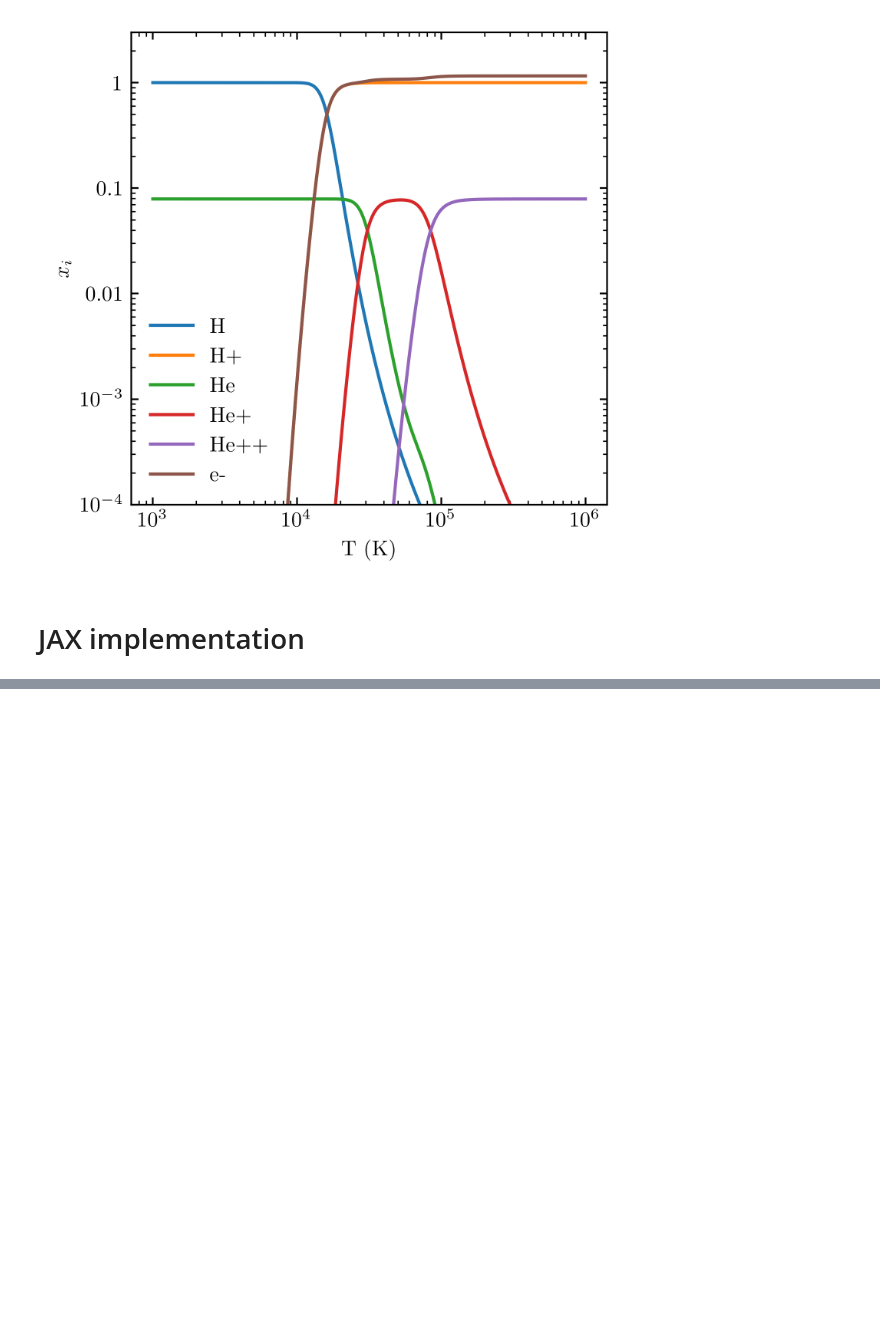
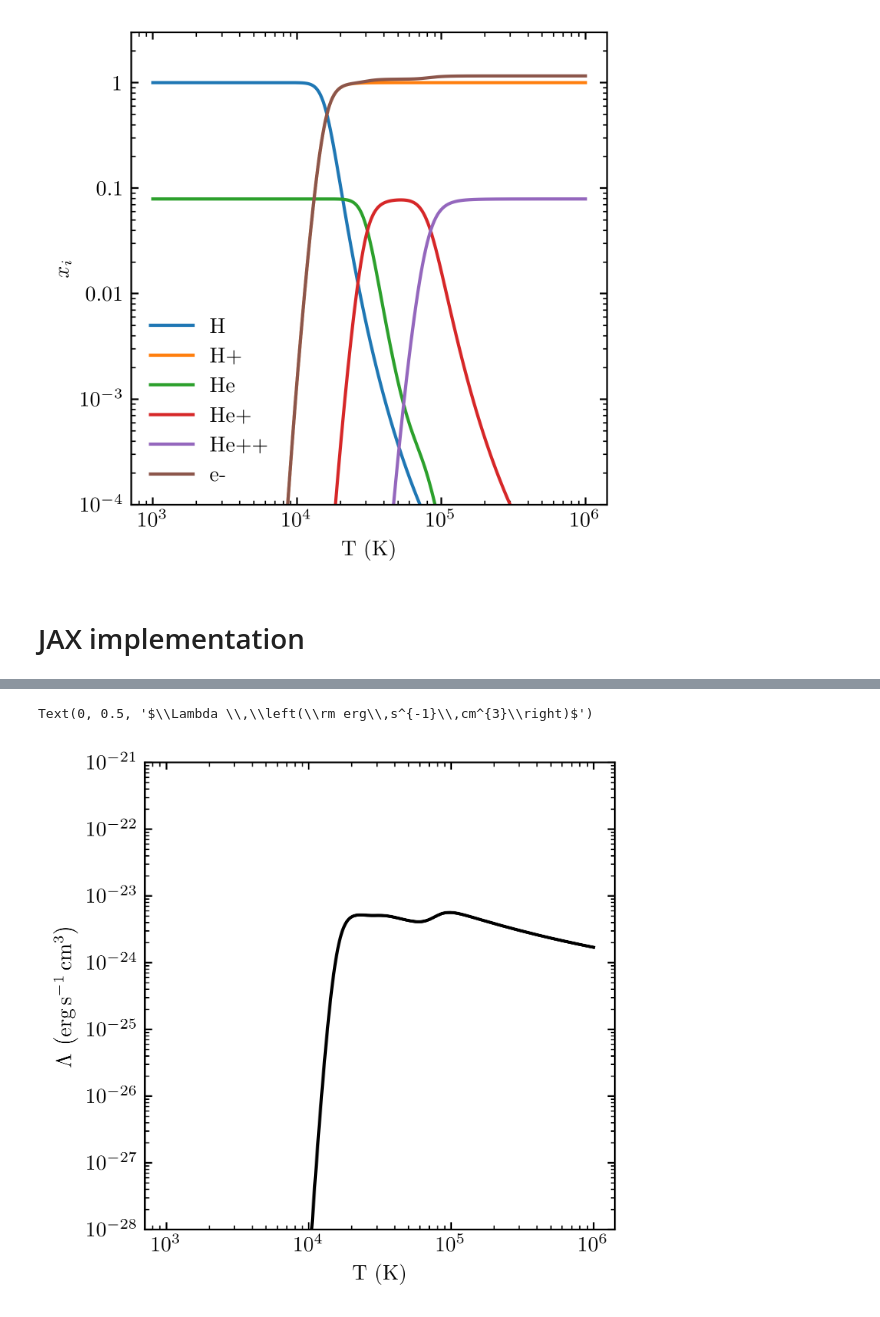
Before and after one commit to mikegrudic/pism, a Jupyter notebook: examples/CIE.ipynb, the cells around one changed output, grey strips where cells are left out. Saved outputs shown, nothing was run; the diff lists cells and outputs as text; code cells hidden in the pictures; blank space fills up the shorter version.

```diff
--- a/examples/CIE.ipynb
+++ b/examples/CIE.ipynb
@@ -322,0 +323,7 @@ plt.legend()
+# %%
+coolrate = sp.lambdify(("T",)+unknowns, system.heat.subs({"Y": Y, "n_Htot": 1}),modules='numpy')
+
+plt.loglog(Tgrid, np.abs(coolrate(Tgrid, sol[:,0],sol[:,1],sol[:,2])),color='black'); plt.ylim(1e-28,1e-21); plt.xlabel("T (K)"); plt.ylabel(r"$\Lambda \,\left(\rm erg\,s^{-1}\,cm^{3}\right)$")
+# %% [output]
+Text(0, 0.5, '$\\Lambda \\,\\left(\\rm erg\\,s^{-1}\\,cm^{3}\\right)$')
+[figure, added]
```
Also changed, not shown: parts of 9 cells of this notebook, 7 other files.
